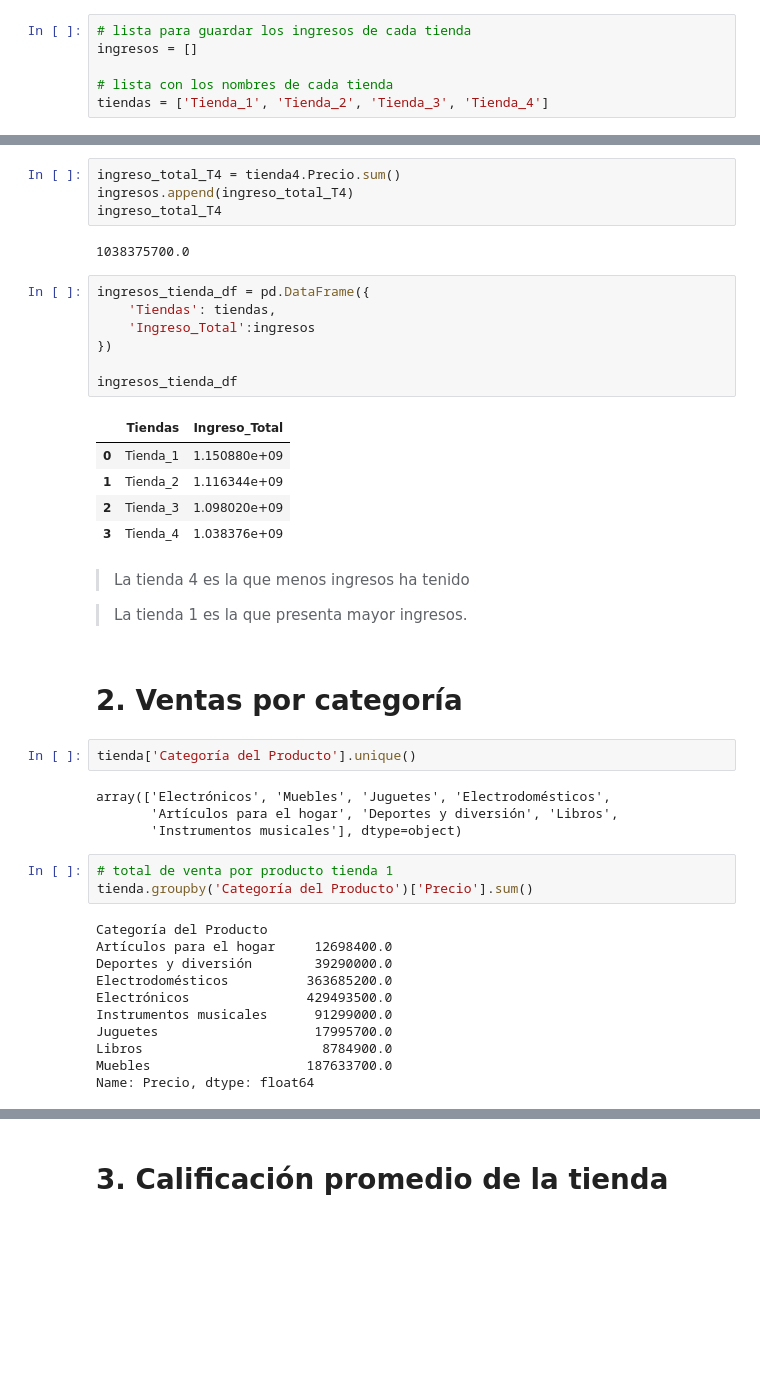
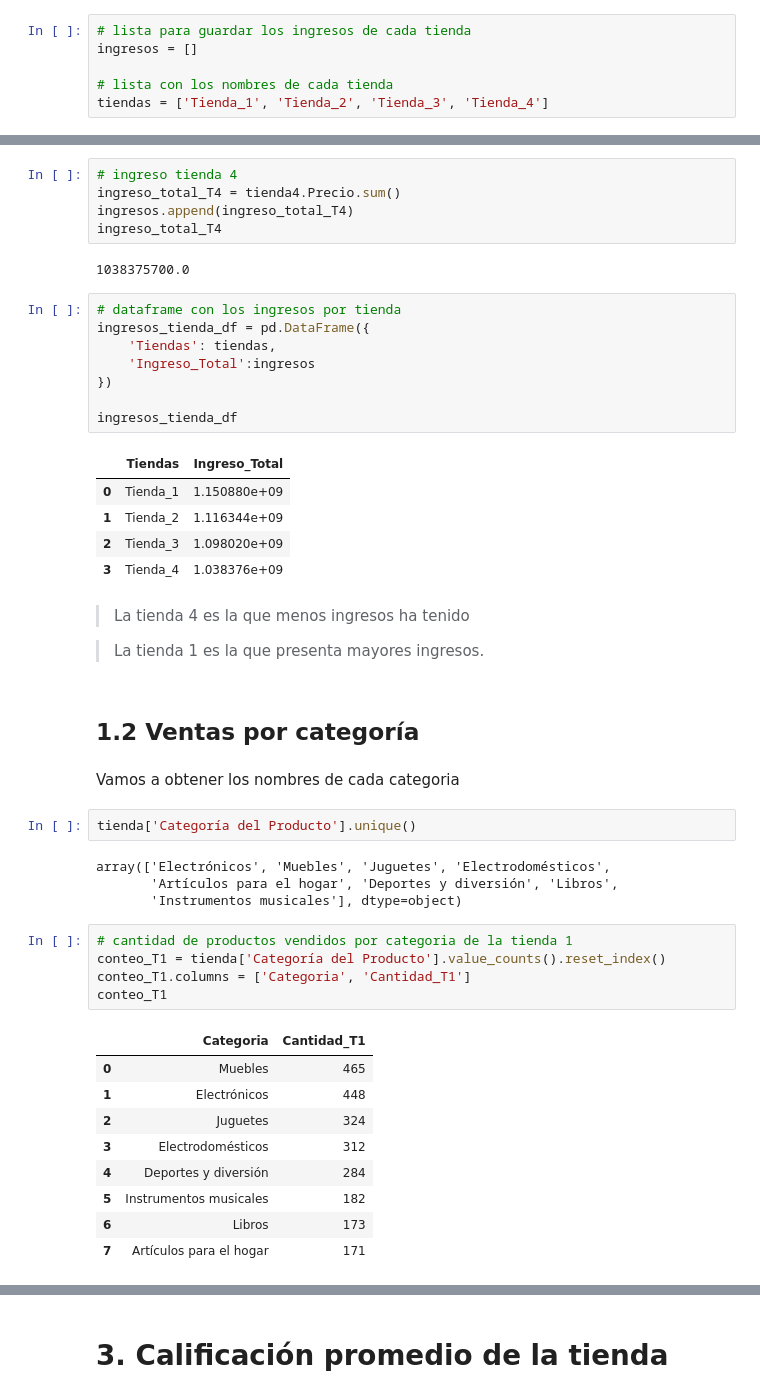
Before and after one commit to jbernalg/challenge-store, a Jupyter notebook: AluraStoreLatam.ipynb, the cells around one changed output, grey strips where cells are left out. Drawn from its saved outputs; the diff is of its cells as text; blank space fills up the shorter version.

```diff
--- a/AluraStoreLatam.ipynb
+++ b/AluraStoreLatam.ipynb
@@ -54,12 +63,14 @@ ingreso_total_T3
 # %% [output]
 1098019600.0
 # %%
+# ingreso tienda 4
 ingreso_total_T4 = tienda4.Precio.sum()
 ingresos.append(ingreso_total_T4)
 ingreso_total_T4
 # %% [output]
 1038375700.0
 # %%
+# dataframe con los ingresos por tienda
 ingresos_tienda_df = pd.DataFrame({
     'Tiendas': tiendas,
     'Ingreso_Total':ingresos
@@ -75,9 +86,11 @@ ingresos_tienda_df
 # %% [markdown]
 > La tienda 4 es la que menos ingresos ha tenido
 
-> La tienda 1 es la que presenta mayor ingresos.
+> La tienda 1 es la que presenta mayores ingresos.
 # %% [markdown]
-# 2. Ventas por categoría
+## 1.2 Ventas por categoría
+# %% [markdown]
+Vamos a obtener los nombres de cada categoria
 # %%
 tienda['Categoría del Producto'].unique()
 # %% [output]
@@ -85,16 +98,17 @@ array(['Electrónicos', 'Muebles', 'Juguetes', 'Electrodomésticos',
        'Artículos para el hogar', 'Deportes y diversión', 'Libros',
        'Instrumentos musicales'], dtype=object)
 # %%
-# total de venta por producto tienda 1
-tienda.groupby('Categoría del Producto')['Precio'].sum()
+# cantidad de productos vendidos por categoria de la tienda 1
+conteo_T1 = tienda['Categoría del Producto'].value_counts().reset_index()
+conteo_T1.columns = ['Categoria', 'Cantidad_T1']
+conteo_T1
 # %% [output]
-Categoría del Producto
-Artículos para el hogar     12698400.0
-Deportes y diversión        39290000.0
-Electrodomésticos          363685200.0
-Electrónicos               429493500.0
-Instrumentos musicales      91299000.0
-Juguetes                    17995700.0
-Libros                       8784900.0
-Muebles                    187633700.0
-Name: Precio, dtype: float64
+|  | Categoria | Cantidad_T1 |
+| 0 | Muebles | 465 |
+| 1 | Electrónicos | 448 |
+| 2 | Juguetes | 324 |
+| 3 | Electrodomésticos | 312 |
+| 4 | Deportes y diversión | 284 |
+| 5 | Instrumentos musicales | 182 |
+| 6 | Libros | 173 |
+| 7 | Artículos para el hogar | 171 |
```
Also changed, not shown: parts of 15 cells of this notebook.
